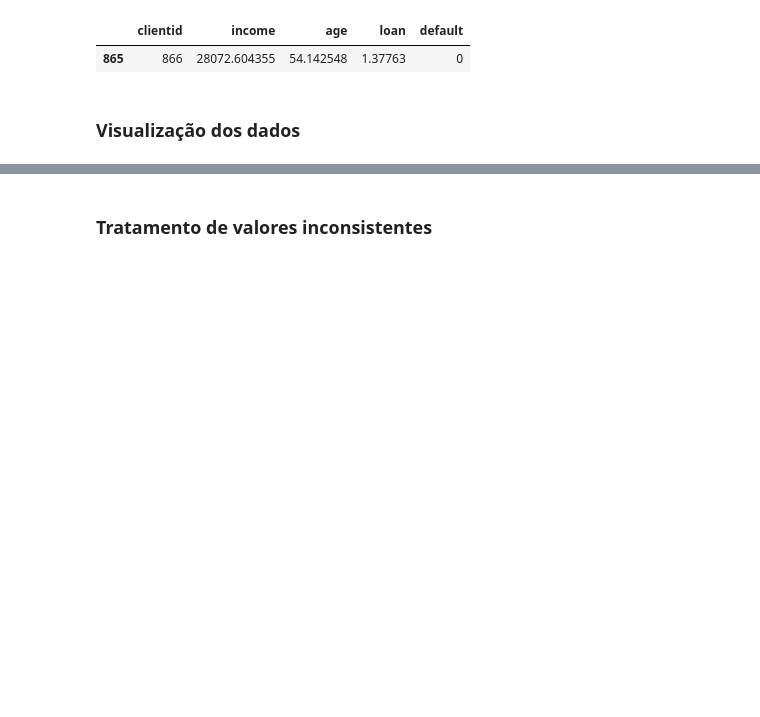
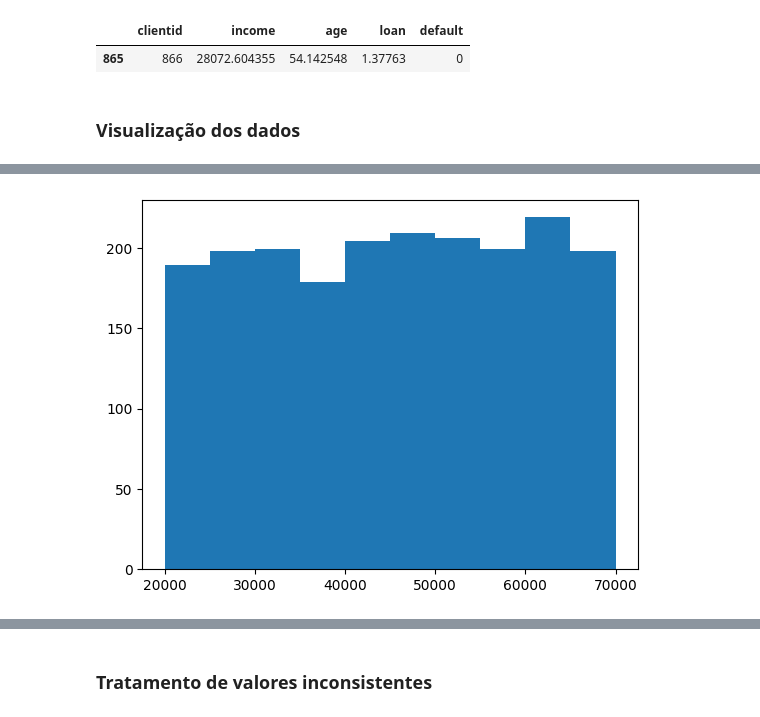
Before and after one commit to maykends/-Data_science_studies, a Jupyter notebook: Machine_Learning_e_Data_Science_com_Python_de_A_à_Z_Classificação.ipynb, the cells around one changed output, grey strips where cells are left out. Drawn from its saved outputs; the diff is of its cells as text; code cells hidden in the pictures; blank space fills up the shorter version.

```diff
--- a/Machine_Learning_e_Data_Science_com_Python_de_A_à_Z_Classificação.ipynb
+++ b/Machine_Learning_e_Data_Science_com_Python_de_A_à_Z_Classificação.ipynb
@@ -153,0 +176,4 @@ base_credit[base_credit['loan'] <= 1.377630]
+# %%
+plt.hist ( x = base_credit['income']); # Indica a renda anual que vai de 20 mil a 70 mil por ano
+# %% [output]
+[figure, added]
```
Also changed, not shown: parts of 12 cells of this notebook.
